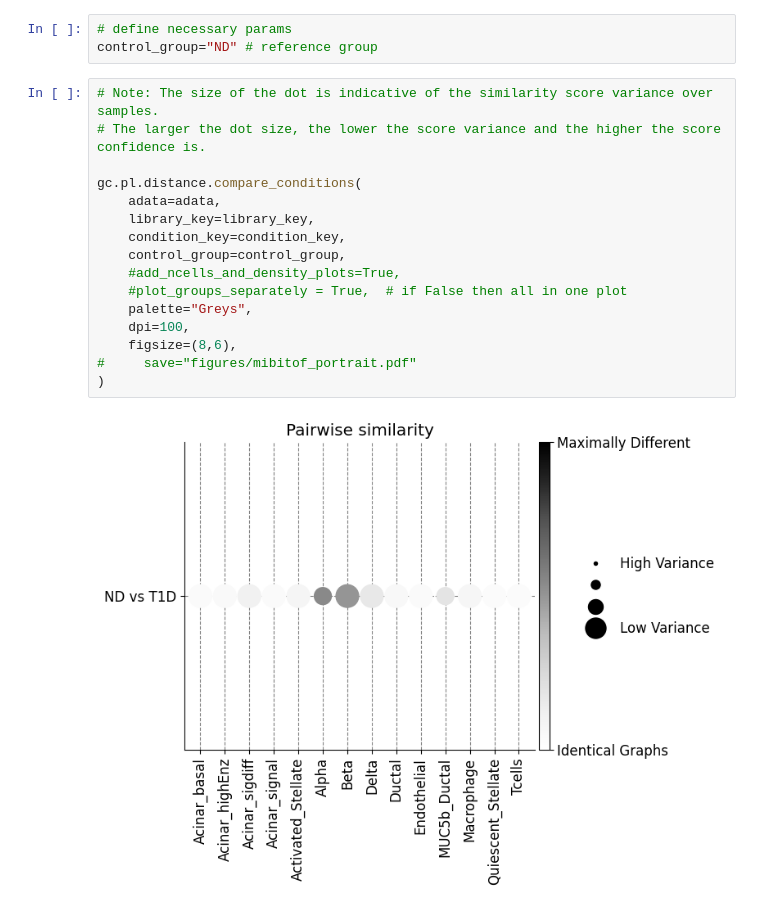
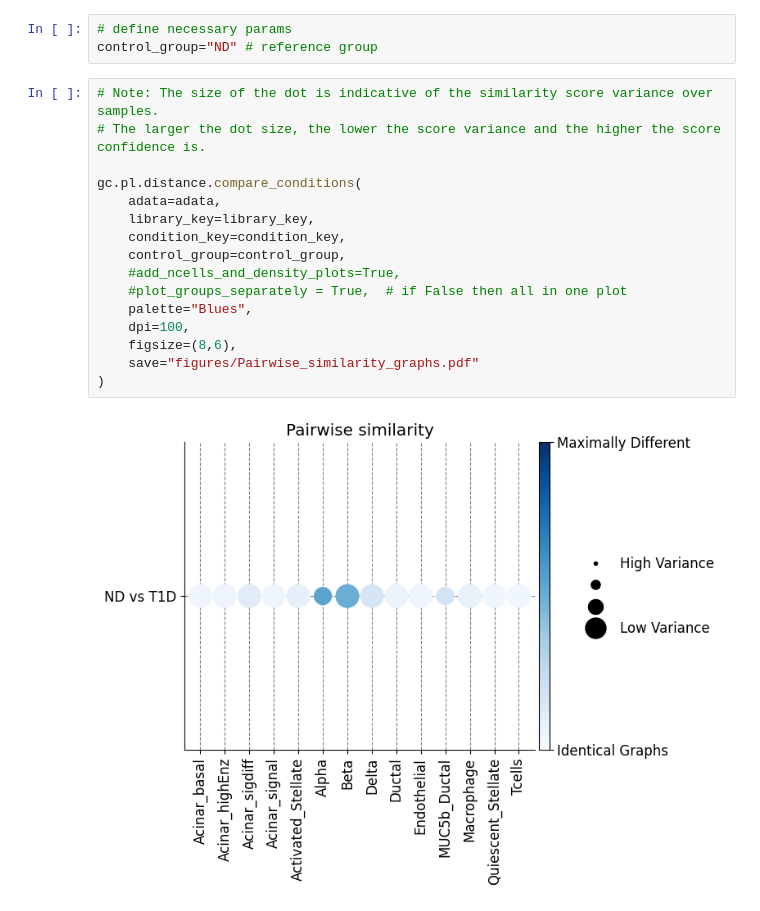
Before and after one commit to theislab/spatial_pancreas, a Jupyter notebook: notebooks/spatial/graphcompass/graphcompass_all_slides_npod_annotation_visualization.ipynb, the cells around one changed output. Saved outputs shown, nothing was run; the diff lists cells and outputs as text.

```diff
--- a/notebooks/spatial/graphcompass/graphcompass_all_slides_npod_annotation_visualization.ipynb
+++ b/notebooks/spatial/graphcompass/graphcompass_all_slides_npod_annotation_visualization.ipynb
@@ -160,18 +207,18 @@ control_group="ND" # reference group
 # %%
 # Note: The size of the dot is indicative of the similarity score variance over samples.
 # The larger the dot size, the lower the score variance and the higher the score confidence is.
 
 gc.pl.distance.compare_conditions(
     adata=adata,
     library_key=library_key,
     condition_key=condition_key,
     control_group=control_group,
     #add_ncells_and_density_plots=True,
     #plot_groups_separately = True,  # if False then all in one plot
-    palette="Greys",
+    palette="Blues",
     dpi=100,
     figsize=(8,6),
-#     save="figures/mibitof_portrait.pdf"
+    save="figures/Pairwise_similarity_graphs.pdf"
 )
 # %% [output]
-[figure, old version]
+[figure, new version]
```
Also changed, not shown: parts of 2 cells of this notebook, 38 other files.
